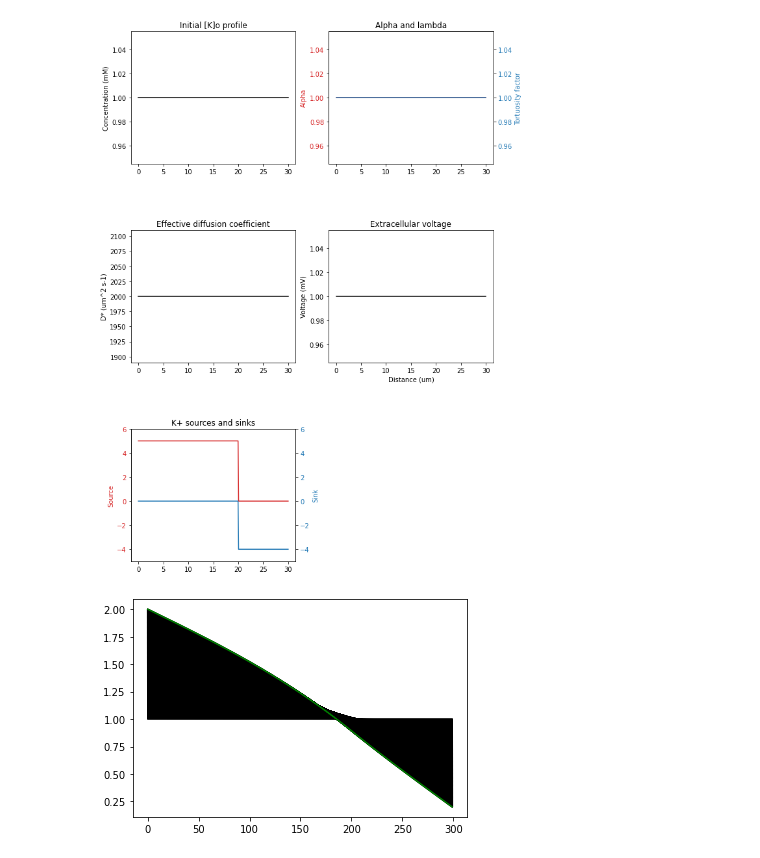
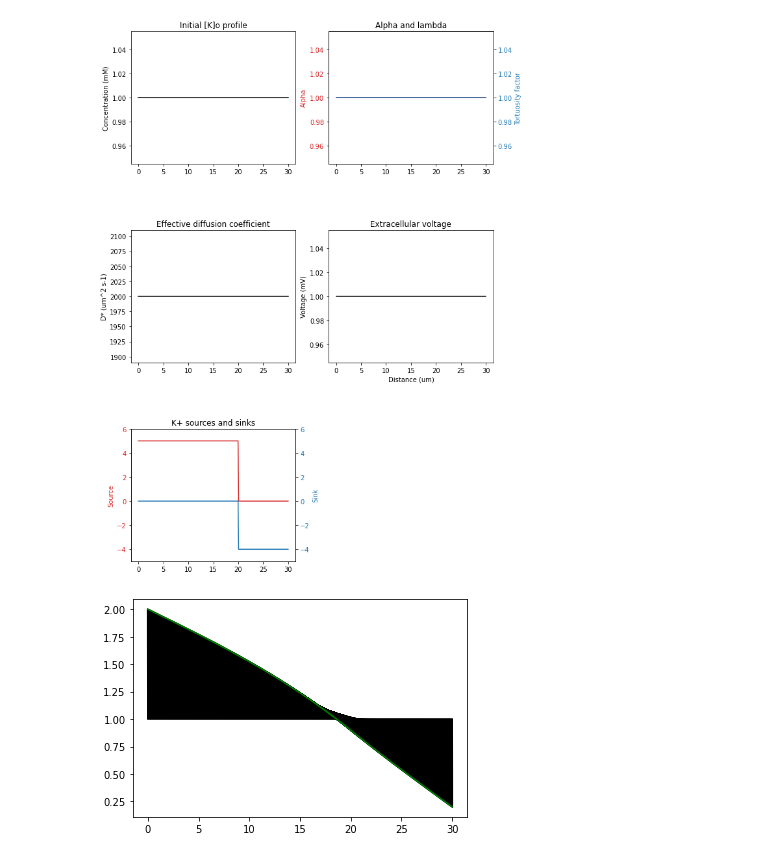
Before and after one commit to Megaptera666/Linearized-electrodiffusion, a Jupyter notebook: Linearized_electrodiffusion.ipynb, the cells around one changed output. Saved outputs shown, nothing was run; the diff lists cells and outputs as text; code cells hidden in the pictures.

```diff
--- a/Linearized_electrodiffusion.ipynb
+++ b/Linearized_electrodiffusion.ipynb
@@ -220,9 +220,9 @@ out_=solve_ivp(simple_electrodif,(0,tf),Initial_ko_x,t_eval=tout,vectorized=Fals
 out=out_.y.T
 # %%
 result, Ax = plt.subplots()
-Ax.plot(out.T, color="k")
-Ax.plot(out.T[:, nout - 1], color="g")
+Ax.plot(x_dim,out.T, color="k")
+Ax.plot(x_dim,out.T[:, nout - 1], color="g")
 plt.show()
 # %% [output]
-[figure, old version]
+[figure, new version]
 # %%
```
Also changed, not shown: parts of 2 cells of this notebook.
